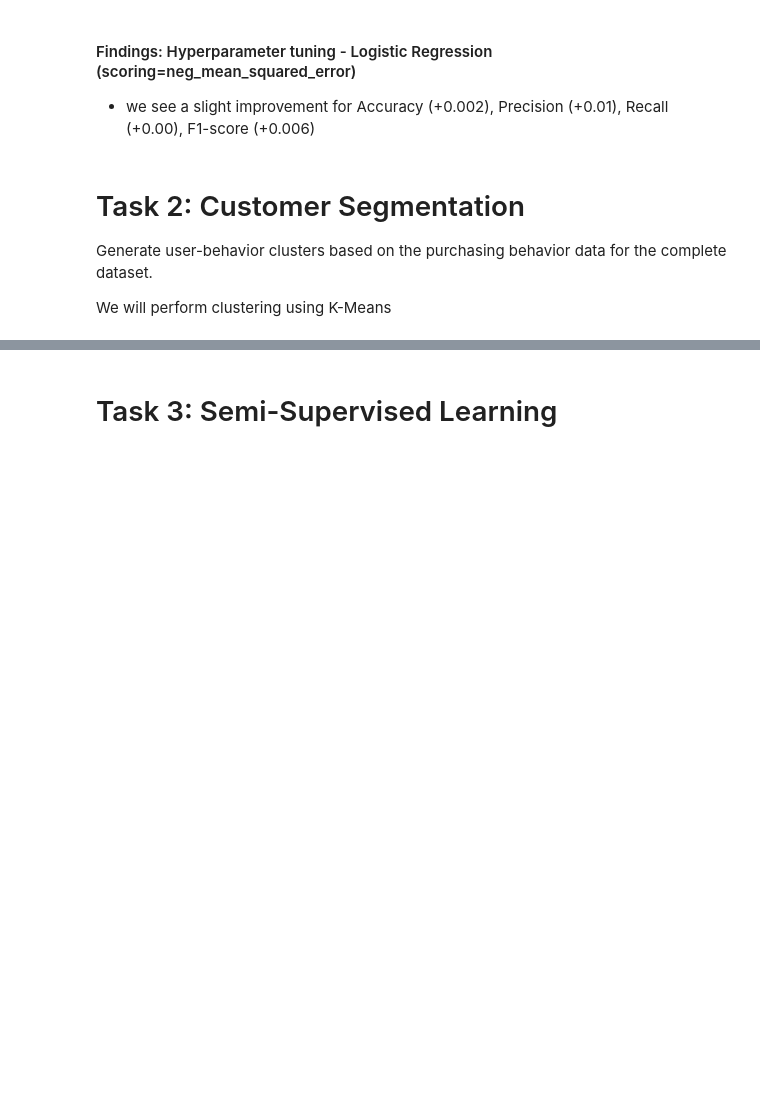
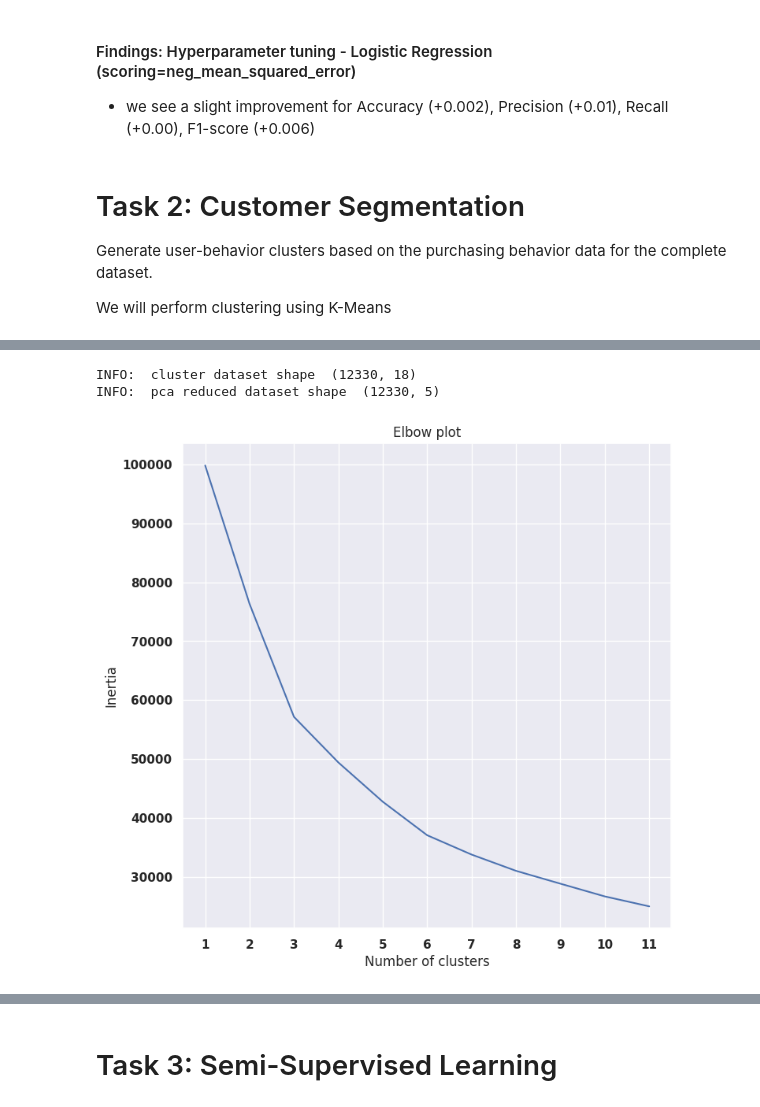
Before and after one commit to kidcoconut/fourthbrain, a Jupyter notebook: .assignments/midterm/MLE10_midterm.ipynb, the cells around one changed output, grey strips where cells are left out. Cells and saved outputs as stored; diff of their text form; code cells hidden in the pictures; blank space fills up the shorter version.

```diff
--- a/.assignments/midterm/MLE10_midterm.ipynb
+++ b/.assignments/midterm/MLE10_midterm.ipynb
@@ -1234,3 +1234,13 @@ def visualize_elbow(X, ks):
     plt.xlabel('Number of clusters')
     plt.ylabel('Inertia')
     plt.title('Elbow plot')
+# %%
+
+#--- look at the entire dataset
+pdf_clusterSet = pdf_raw_csv
+
+#--- select the columns of interest;  I borrow from those fetures that appear to influence the target most
+aryScaleFeats = ["PageValues", "ExitRates", "BounceRates", "TrafficType", \
+                 "ProductRelated", "ProductRelated_Duration", \
+                 "Informational", "Informational_Duration", \
+                 "Administrative", "Administrative_Duration"]
@@ -1237,6 +1256,29 @@ def visualize_elbow(X, ks):
+# %%
+
+#--- apply a standard scaler
+scl_std = StandardScaler()
+pdf_clusterScaled = pdf_clusterSet[aryScaleFeats]
+pdf_clusterScaled = scl_std.fit_transform(pdf_clusterScaled)
+
+pdf_clusterSet[aryScaleFeats] = pdf_clusterScaled
+# %%
+#--- principal component analysis
+#--- use the scaled data we created
+from sklearn.decomposition import PCA
+
+pca = PCA(n_components = 0.80)
+pca.fit(pdf_clusterScaled)
+pdf_pcaReduced = pca.transform(pdf_clusterScaled)
+
+print("INFO:  cluster dataset shape ", pdf_clusterSet.shape)
+print("INFO:  pca reduced dataset shape ", pdf_pcaReduced.shape)
+# %% [output]
+INFO:  cluster dataset shape  (12330, 18)
+INFO:  pca reduced dataset shape  (12330, 5)
 # %%
-#--- look at the entire dataset
-pdf_clusterSet = pdf_raw_csv
 
-K = range(1, 10)
-visualize_elbow(X, K)
+#--- determine the number of optimal clusters
+K = range(1, 12)
+visualize_elbow(pdf_pcaReduced, K)
+# %% [output]
+[figure, added]
```
Also changed, not shown: parts of 13 cells of this notebook.
